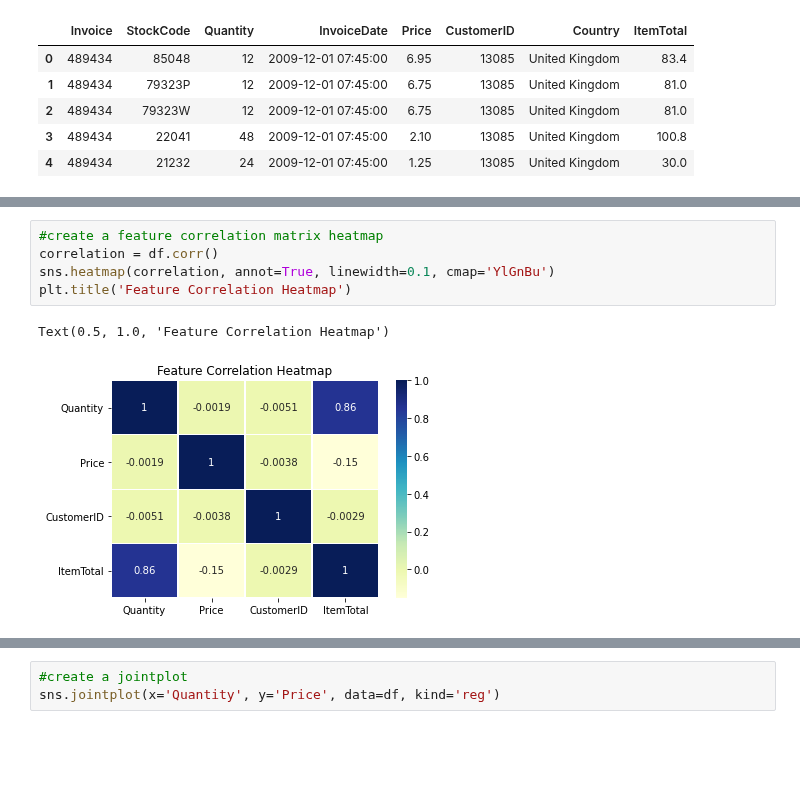
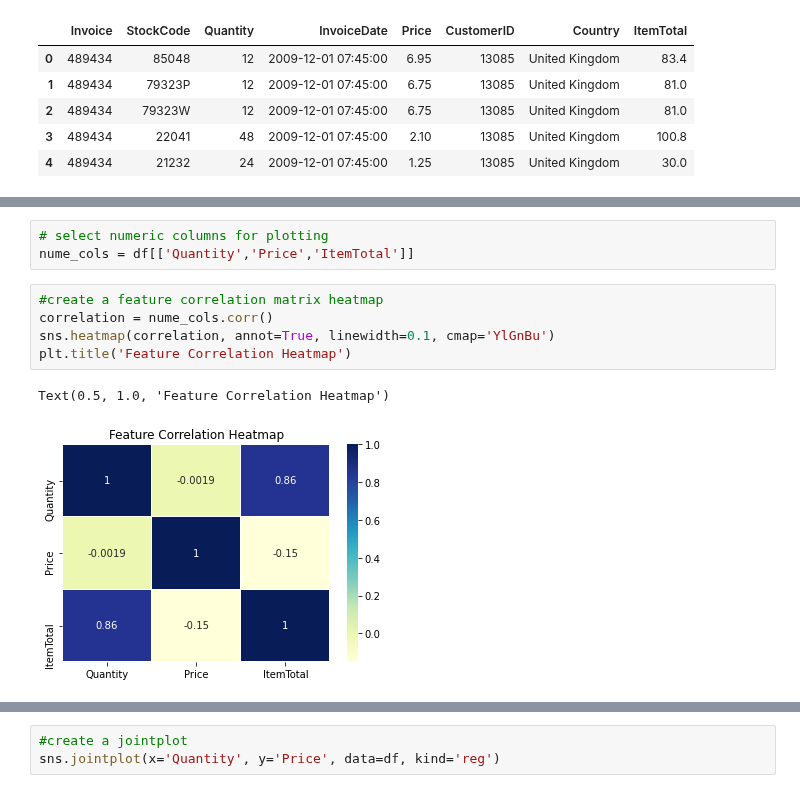
Before and after one commit to amythemirror/Customer_Lifetime_Value_Prediction, a Jupyter notebook: EDA.ipynb, the cells around one changed output, grey strips where cells are left out. Saved outputs shown, nothing was run; the diff lists cells and outputs as text; blank space fills up the shorter version.

```diff
--- a/EDA.ipynb
+++ b/EDA.ipynb
@@ -53,10 +62,13 @@ plt.tight_layout()
+# %%
+# select numeric columns for plotting
+nume_cols = df[['Quantity','Price','ItemTotal']]
 # %%
 #create a feature correlation matrix heatmap
-correlation = df.corr()
+correlation = nume_cols.corr()
 sns.heatmap(correlation, annot=True, linewidth=0.1, cmap='YlGnBu')
 plt.title('Feature Correlation Heatmap')
 # %% [output]
 Text(0.5, 1.0, 'Feature Correlation Heatmap')
-[figure, old version]
+[figure, new version]
 # %%
 #create a pairplot
```
Also changed, not shown: parts of 29 cells of this notebook.
